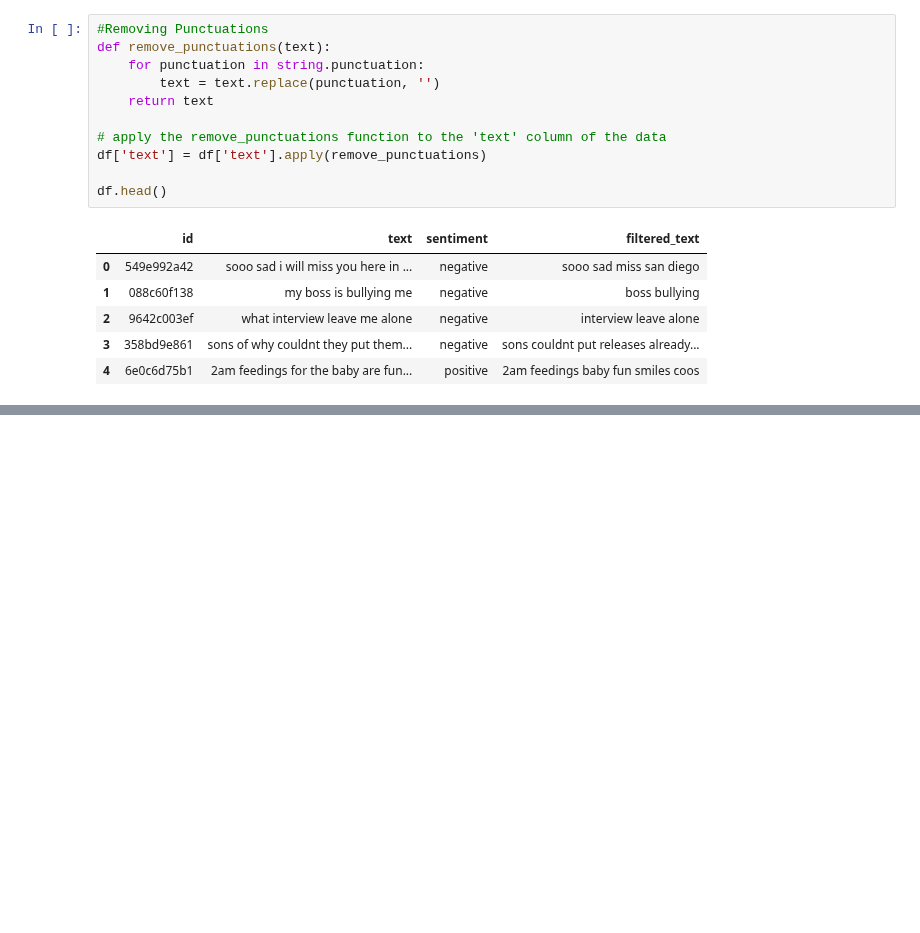
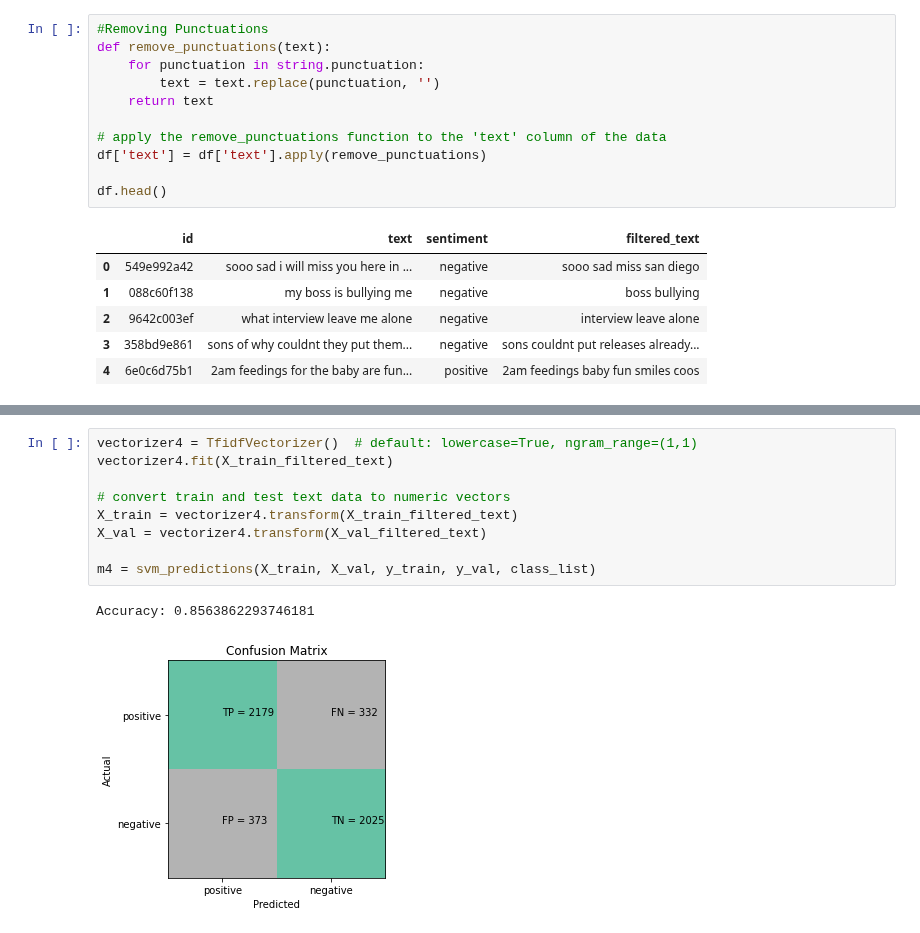
Before and after one commit to MartinNde/MartinN_1, a Jupyter notebook: NLP_Applied_AI_competition_.ipynb, the cells around one changed output, grey strips where cells are left out. Drawn from its saved outputs; the diff is of its cells as text; blank space fills up the shorter version.

```diff
--- a/NLP_Applied_AI_competition_.ipynb
+++ b/NLP_Applied_AI_competition_.ipynb
@@ -234,0 +454,12 @@ TweetTokenizer - Tokenizer for tweets
+# %%
+vectorizer4 = TfidfVectorizer()  # default: lowercase=True, ngram_range=(1,1)
+vectorizer4.fit(X_train_filtered_text)
+
+# convert train and test text data to numeric vectors
+X_train = vectorizer4.transform(X_train_filtered_text)
+X_val = vectorizer4.transform(X_val_filtered_text)
+
+m4 = svm_predictions(X_train, X_val, y_train, y_val, class_list)
+# %% [output]
+Accuracy: 0.8563862293746181
+[figure, added]
```
Also changed, not shown: parts of 32 cells of this notebook.
